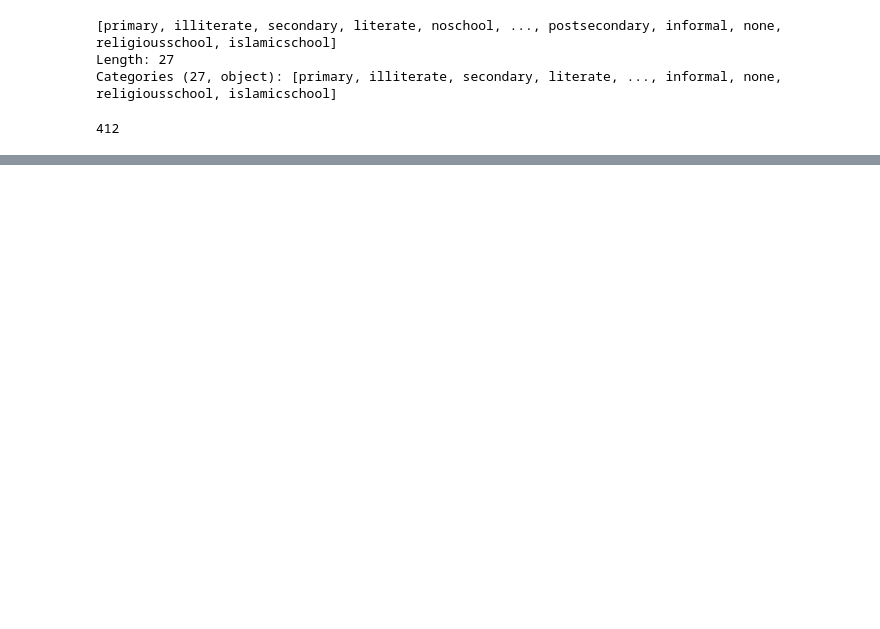
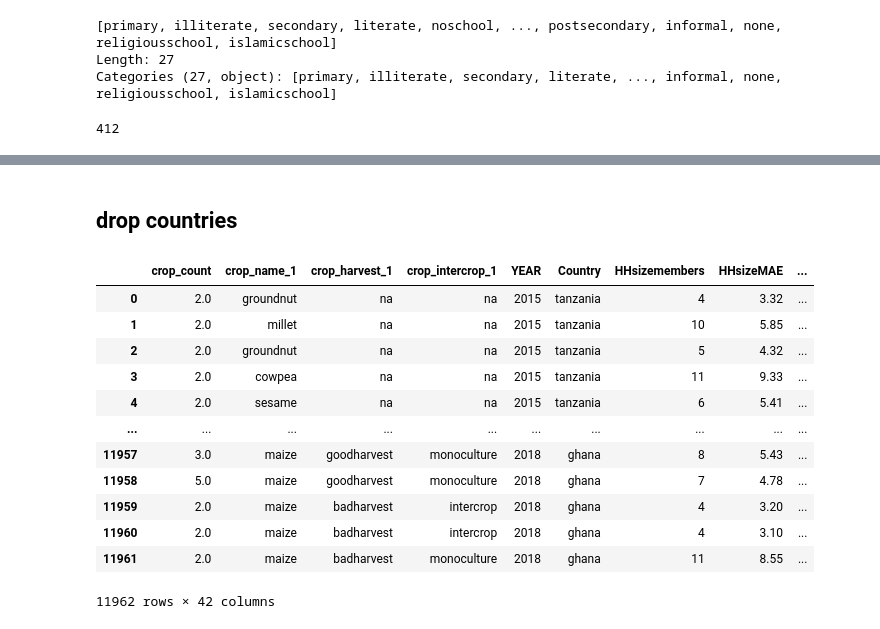
Before and after one commit to laporpe/STA_208, a Jupyter notebook: finalized_code/Ridge_reg.ipynb, the cells around one changed output, grey strips where cells are left out. Saved outputs shown, nothing was run; the diff lists cells and outputs as text; code cells hidden in the pictures; blank space fills up the shorter version.

```diff
--- a/finalized_code/Ridge_reg.ipynb
+++ b/finalized_code/Ridge_reg.ipynb
@@ -354,0 +314,28 @@ SyntaxError: invalid syntax (<ipython-input-169-580f3d44ef86>, line 1)
+# %% [markdown]
+## drop countries
+# %%
+clean = pd.read_csv("/Users/anab/Documents/MS_UCDavis/STA208/project/STA_208/data/clean.csv")
+from Functions import Cleaning_Functions
+fun = Cleaning_Functions()
+
+clean  = fun.delete_id_columns(clean)
+clean = fun.replace_NAN_with_na(clean)
+clean = fun.entry_to_lowercase(clean)
+clean = fun.remove_underscores_spaces(clean)
+clean = fun.impute_data(clean)
+clean = fun.convert_to_categorical(clean)
+clean
+# %% [output]
+|  | crop_count | crop_name_1 | crop_harvest_1 | crop_intercrop_1 | YEAR | Country | HHsizemembers | HHsizeMAE | ... |
+| 0 | 2.0 | groundnut | na | na | 2015 | tanzania | 4 | 3.32 | ... |
+| 1 | 2.0 | millet | na | na | 2015 | tanzania | 10 | 5.85 | ... |
+| 2 | 2.0 | groundnut | na | na | 2015 | tanzania | 5 | 4.32 | ... |
+| 3 | 2.0 | cowpea | na | na | 2015 | tanzania | 11 | 9.33 | ... |
+| 4 | 2.0 | sesame | na | na | 2015 | tanzania | 6 | 5.41 | ... |
+| ... | ... | ... | ... | ... | ... | ... | ... | ... | ... |
+| 11957 | 3.0 | maize | goodharvest | monoculture | 2018 | ghana | 8 | 5.43 | ... |
+| 11958 | 5.0 | maize | goodharvest | monoculture | 2018 | ghana | 7 | 4.78 | ... |
+| 11959 | 2.0 | maize | badharvest | intercrop | 2018 | ghana | 4 | 3.20 | ... |
+| 11960 | 2.0 | maize | badharvest | intercrop | 2018 | ghana | 4 | 3.10 | ... |
+| 11961 | 2.0 | maize | badharvest | monoculture | 2018 | ghana | 11 | 8.55 | ... |
+11962 rows × 42 columns
```
Also changed, not shown: parts of 22 cells of this notebook.
